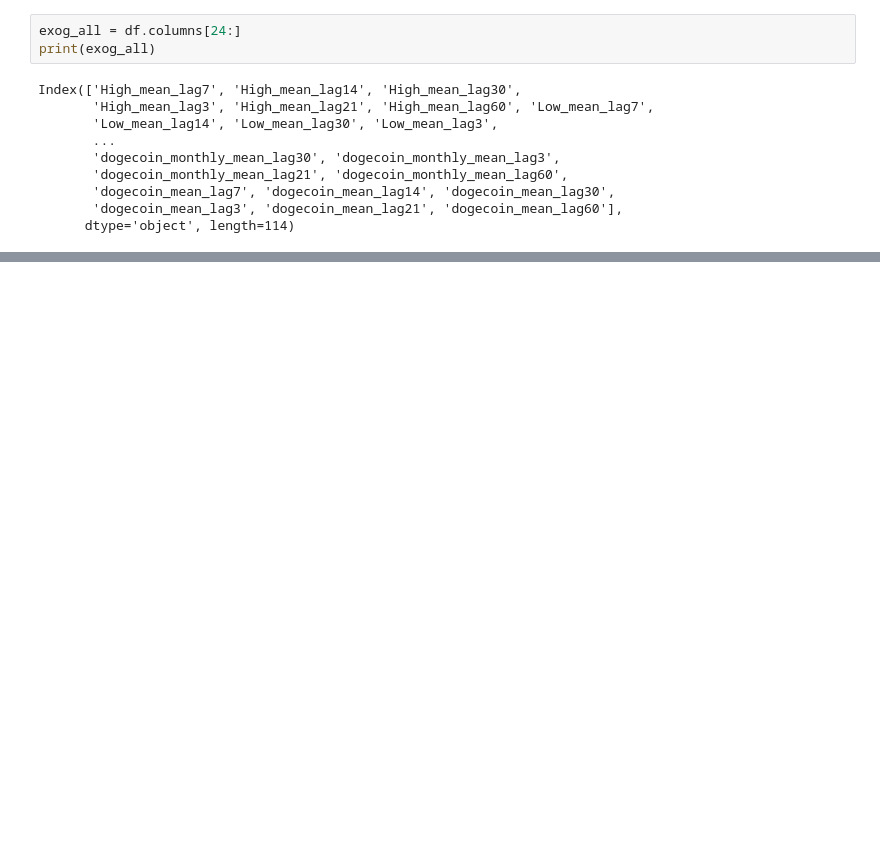
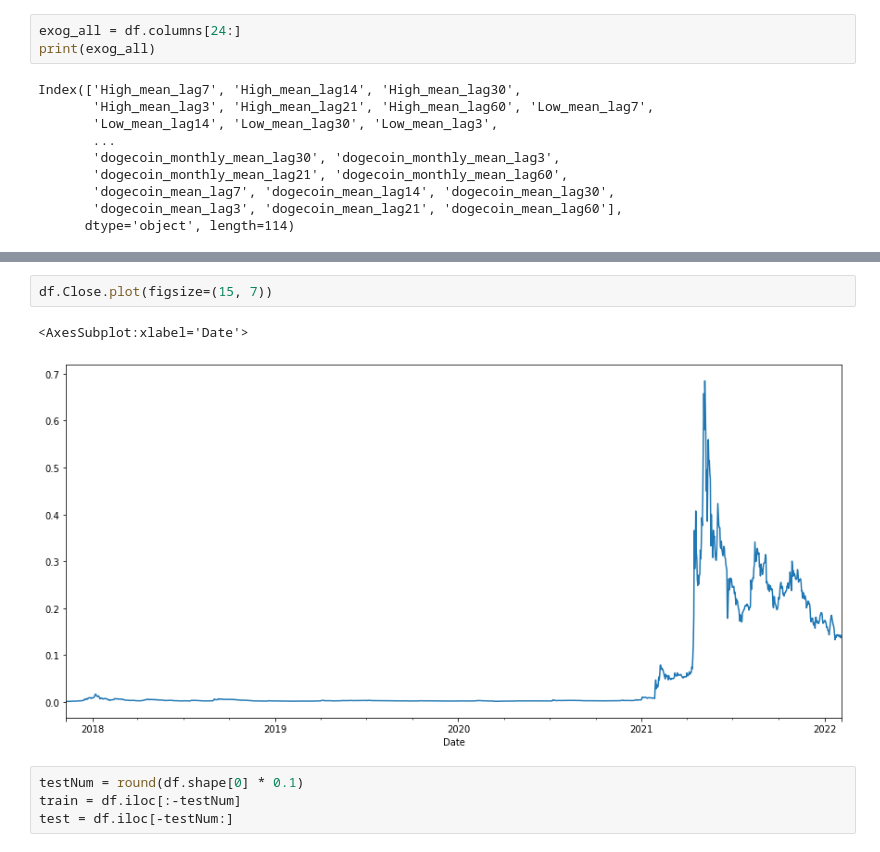
Before and after one commit to AnLong98/SIAP_2022, a Jupyter notebook: notebooks/doge_arimax.ipynb, the cells around one changed output, grey strips where cells are left out. Drawn from its saved outputs; the diff is of its cells as text; blank space fills up the shorter version.

```diff
--- a/notebooks/doge_arimax.ipynb
+++ b/notebooks/doge_arimax.ipynb
@@ -396,0 +512,9 @@ memory usage: 334.8 KB
+# %%
+df.Close.plot(figsize=(15, 7))
+# %% [output]
+<AxesSubplot:xlabel='Date'>
+[figure, added]
+# %%
+testNum = round(df.shape[0] * 0.1)
+train = df.iloc[:-testNum]
+test = df.iloc[-testNum:]
```
Also changed, not shown: parts of 17 cells of this notebook, 17 other files.
